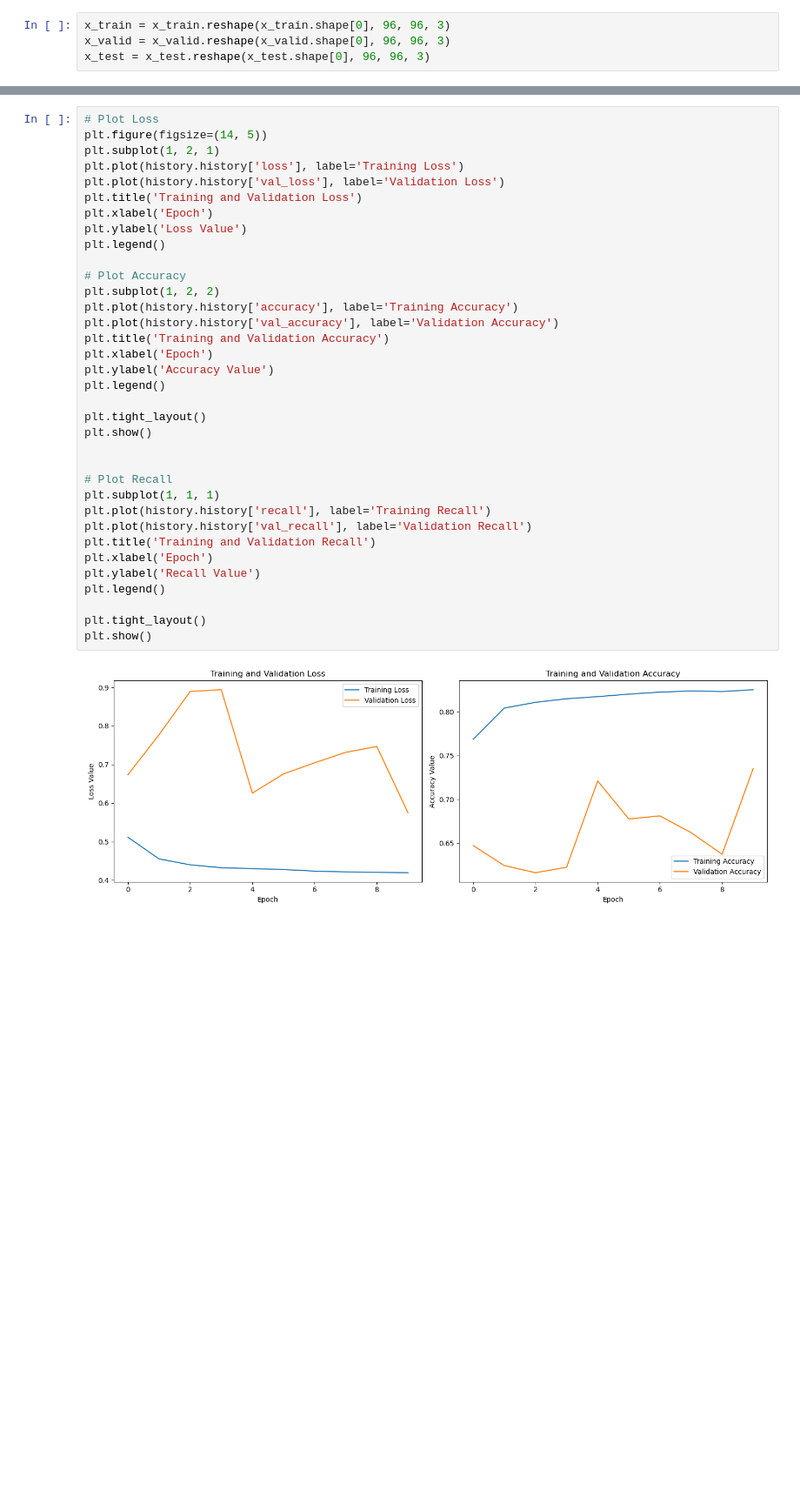
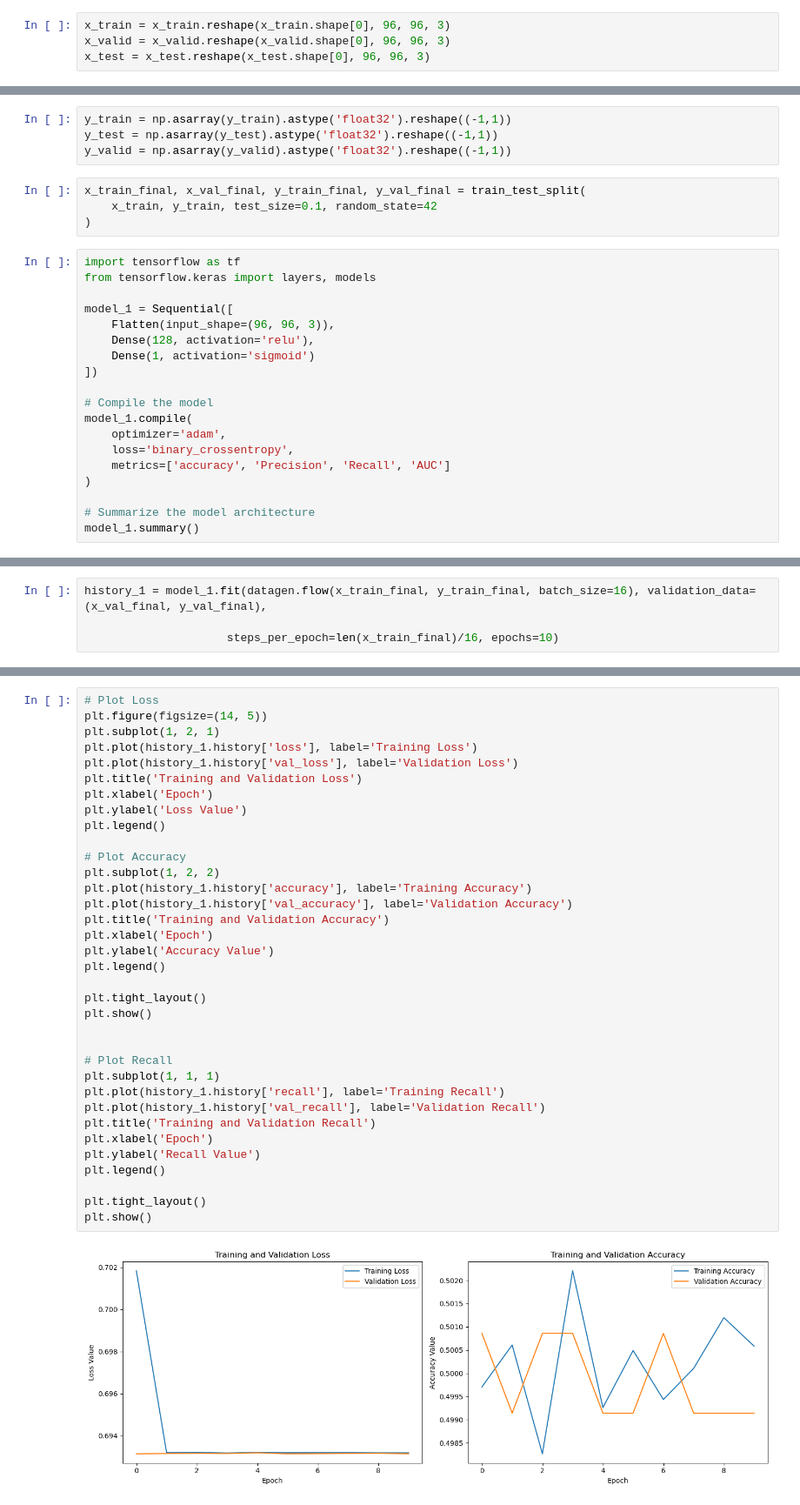
Before and after one commit to ramses02/Metastasis_Diagnosis, a Jupyter notebook: Scratch_notebook.ipynb, the cells around one changed output, grey strips where cells are left out. Shown: that part at 87% size. Saved outputs shown, nothing was run; the diff lists cells and outputs as text; blank space fills up the shorter version.

```diff
--- a/Scratch_notebook.ipynb
+++ b/Scratch_notebook.ipynb
@@ -164,0 +126,27 @@ Epoch 10/10
+# %%
+y_train = np.asarray(y_train).astype('float32').reshape((-1,1))
+y_test = np.asarray(y_test).astype('float32').reshape((-1,1))
+y_valid = np.asarray(y_valid).astype('float32').reshape((-1,1))
+# %%
+x_train_final, x_val_final, y_train_final, y_val_final = train_test_split(
+    x_train, y_train, test_size=0.1, random_state=42
+)
+# %%
+import tensorflow as tf
+from tensorflow.keras import layers, models
+
+model_1 = Sequential([
+    Flatten(input_shape=(96, 96, 3)),
+    Dense(128, activation='relu'),
+    Dense(1, activation='sigmoid')
+])
+
+# Compile the model
+model_1.compile(
+    optimizer='adam',
+    loss='binary_crossentropy',
+    metrics=['accuracy', 'Precision', 'Recall', 'AUC']
+)
+
+# Summarize the model architecture
+model_1.summary()
@@ -164,0 +172,4 @@ Epoch 10/10
+# %%
+history_1 = model_1.fit(datagen.flow(x_train_final, y_train_final, batch_size=16), validation_data=(x_val_final, y_val_final),
+
+                     steps_per_epoch=len(x_train_final)/16, epochs=10)
@@ -165,37 +200,37 @@ Epoch 10/10
 # %%
 # Plot Loss
 plt.figure(figsize=(14, 5))
 plt.subplot(1, 2, 1)
-plt.plot(history.history['loss'], label='Training Loss')
-plt.plot(history.history['val_loss'], label='Validation Loss')
+plt.plot(history_1.history['loss'], label='Training Loss')
+plt.plot(history_1.history['val_loss'], label='Validation Loss')
 plt.title('Training and Validation Loss')
 plt.xlabel('Epoch')
 plt.ylabel('Loss Value')
 plt.legend()
 
 # Plot Accuracy
 plt.subplot(1, 2, 2)
-plt.plot(history.history['accuracy'], label='Training Accuracy')
-plt.plot(history.history['val_accuracy'], label='Validation Accuracy')
+plt.plot(history_1.history['accuracy'], label='Training Accuracy')
+plt.plot(history_1.history['val_accuracy'], label='Validation Accuracy')
 plt.title('Training and Validation Accuracy')
 plt.xlabel('Epoch')
 plt.ylabel('Accuracy Value')
 plt.legend()
 
 plt.tight_layout()
 plt.show()
 
 
 # Plot Recall
 plt.subplot(1, 1, 1)
-plt.plot(history.history['recall'], label='Training Recall')
-plt.plot(history.history['val_recall'], label='Validation Recall')
+plt.plot(history_1.history['recall'], label='Training Recall')
+plt.plot(history_1.history['val_recall'], label='Validation Recall')
 plt.title('Training and Validation Recall')
 plt.xlabel('Epoch')
 plt.ylabel('Recall Value')
 plt.legend()
 
 plt.tight_layout()
 plt.show()
 # %% [output]
-[figure, old version]
+[figure, new version]
```
Also changed, not shown: parts of 11 cells of this notebook, 1 other file.
